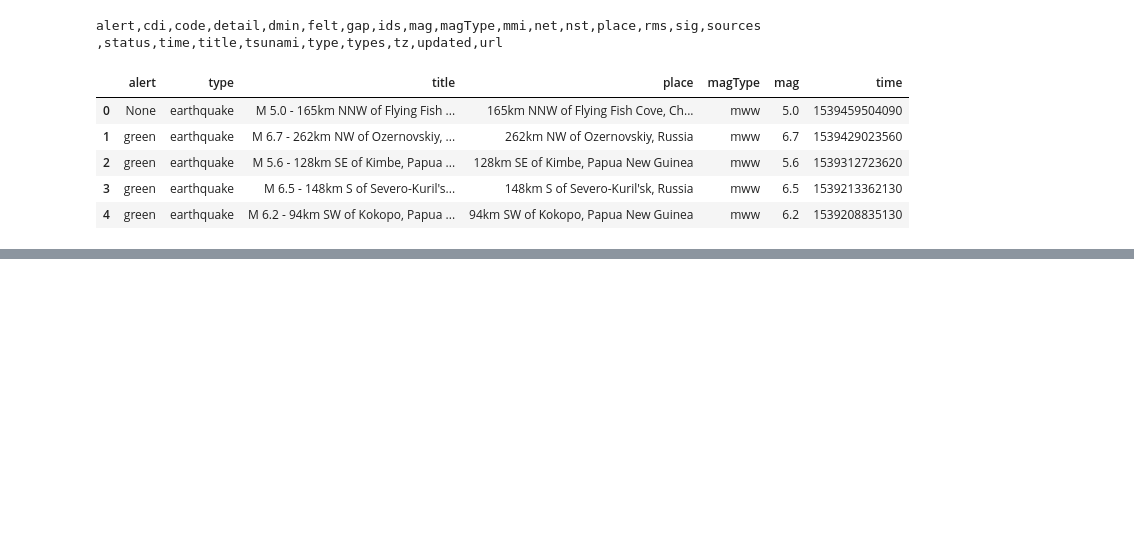
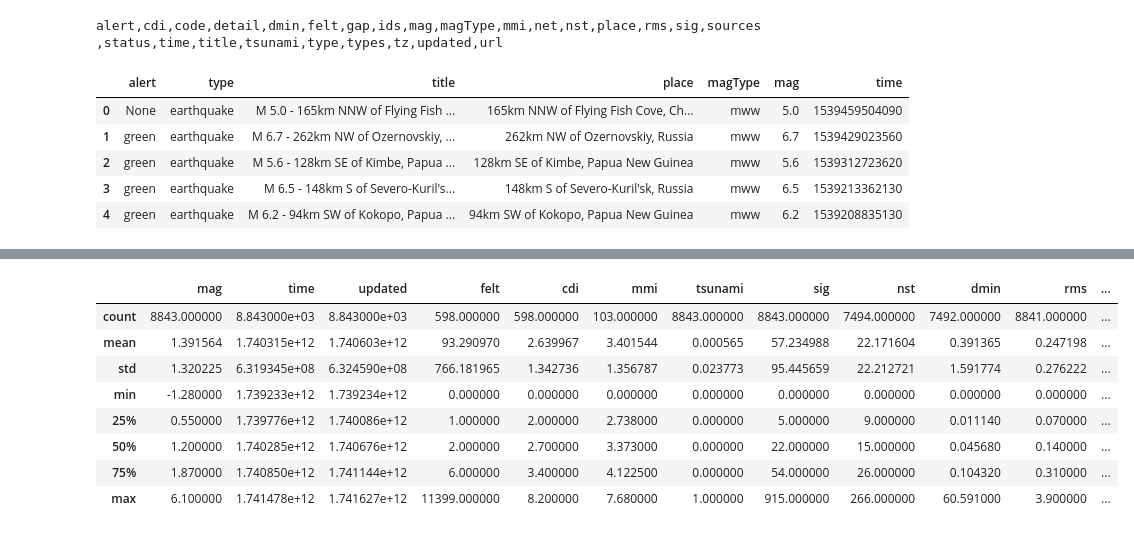
Before and after one commit to OfTheByteQuest/Data-Analytics-Learning-and-Projects, a Jupyter notebook: Chapter-2/Chapter-2.ipynb, the cells around one changed output, grey strips where cells are left out. Drawn from its saved outputs; the diff is of its cells as text; code cells hidden in the pictures; blank space fills up the shorter version.

Commit message:
Learnt: 1. How to create Dataframes from different methods 2. How to get summary of dataframes 3. Shell and Magic Commands

```diff
--- a/Chapter-2/Chapter-2.ipynb
+++ b/Chapter-2/Chapter-2.ipynb
@@ -318,0 +321,10 @@ tsunamis.head()
+# %%
+yesterday = dt.date.today() - dt.timedelta(days=1)
+api = 'https://earthquake.usgs.gov/fdsnws/event/1/query'
+payload = {
+    'format': 'geojson',
+    'starttime': yesterday - dt.timedelta(days=26),
+    'endtime': yesterday
+}
+
+response = requests.get(api, params=payload)
@@ -318,0 +335,3 @@ tsunamis.head()
+# %%
+earthquake_json = response.json()
+earthquake_json.keys()
@@ -318,0 +369,4 @@ tsunamis.head()
+# %%
+data = [dic['properties'] for dic in earthquake_json['features']]
+# %%
+df = pd.DataFrame(data=data)
@@ -318,0 +450,12 @@ tsunamis.head()
+# %%
+df.describe()
+# %% [output]
+|  | mag | time | updated | felt | cdi | mmi | tsunami | sig | nst | dmin | rms | ... |
+| count | 8843.000000 | 8.843000e+03 | 8.843000e+03 | 598.000000 | 598.000000 | 103.000000 | 8843.000000 | 8843.000000 | 7494.000000 | 7492.000000 | 8841.000000 | ... |
+| mean | 1.391564 | 1.740315e+12 | 1.740603e+12 | 93.290970 | 2.639967 | 3.401544 | 0.000565 | 57.234988 | 22.171604 | 0.391365 | 0.247198 | ... |
+| std | 1.320225 | 6.319345e+08 | 6.324590e+08 | 766.181965 | 1.342736 | 1.356787 | 0.023773 | 95.445659 | 22.212721 | 1.591774 | 0.276222 | ... |
+| min | -1.280000 | 1.739233e+12 | 1.739234e+12 | 0.000000 | 0.000000 | 0.000000 | 0.000000 | 0.000000 | 0.000000 | 0.000000 | 0.000000 | ... |
+| 25% | 0.550000 | 1.739776e+12 | 1.740086e+12 | 1.000000 | 2.000000 | 2.738000 | 0.000000 | 5.000000 | 9.000000 | 0.011140 | 0.070000 | ... |
+| 50% | 1.200000 | 1.740285e+12 | 1.740676e+12 | 2.000000 | 2.700000 | 3.373000 | 0.000000 | 22.000000 | 15.000000 | 0.045680 | 0.140000 | ... |
+| 75% | 1.870000 | 1.740850e+12 | 1.741144e+12 | 6.000000 | 3.400000 | 4.122500 | 0.000000 | 54.000000 | 26.000000 | 0.104320 | 0.310000 | ... |
+| max | 6.100000 | 1.741478e+12 | 1.741627e+12 | 11399.000000 | 8.200000 | 7.680000 | 1.000000 | 915.000000 | 266.000000 | 60.591000 | 3.900000 | ... |
```
Also changed, not shown: parts of 20 cells of this notebook.
